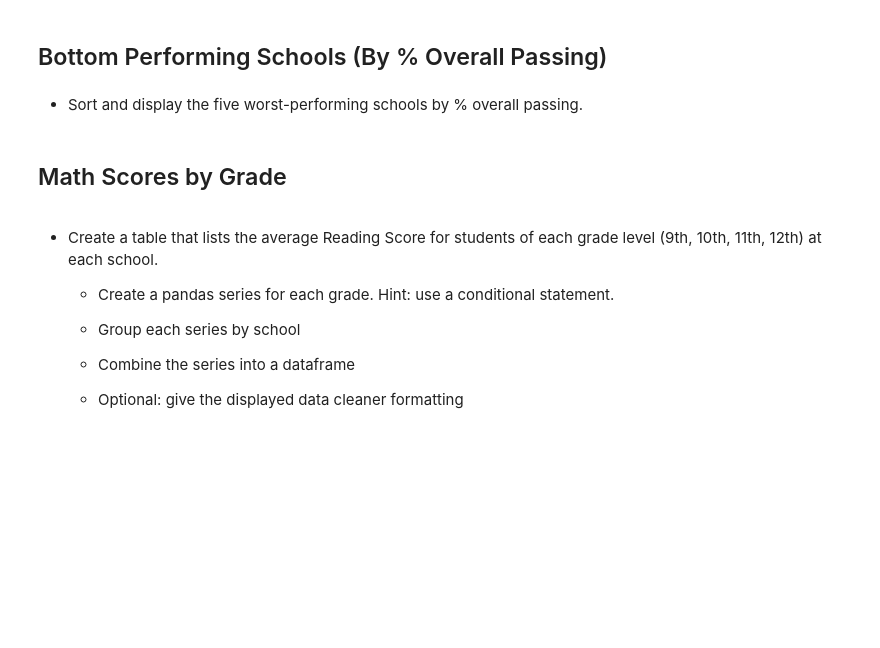
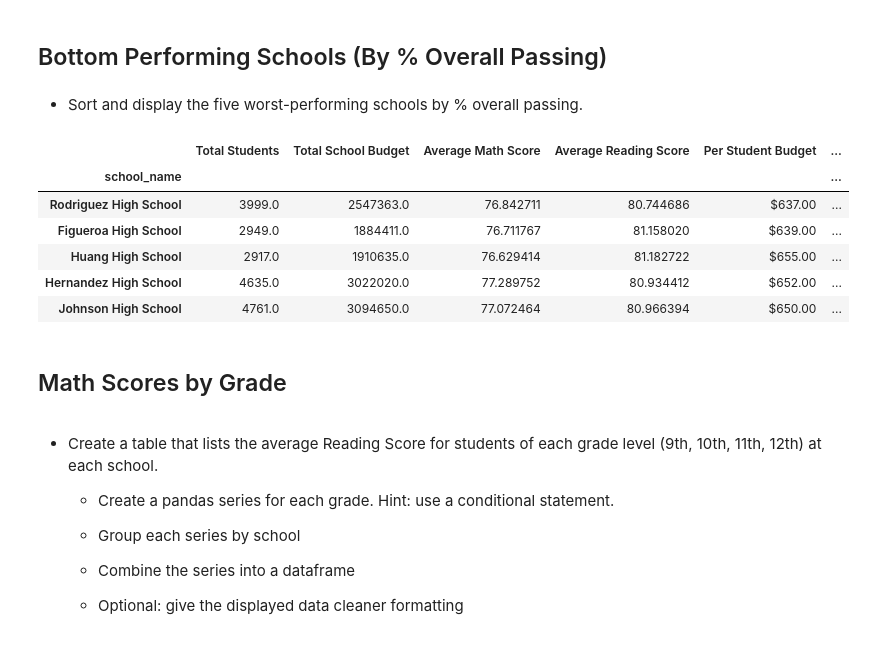
Before and after one commit to kehull/pandas-challenge, a Jupyter notebook: PyCitySchools/PyCitySchools.ipynb, the cells around one changed output. Cells and saved outputs as stored; diff of their text form; code cells hidden in the pictures; blank space fills up the shorter version.

```diff
--- a/PyCitySchools/PyCitySchools.ipynb
+++ b/PyCitySchools/PyCitySchools.ipynb
@@ -145,6 +154,16 @@ School_Comparison
 ## Bottom Performing Schools (By % Overall Passing)
 # %% [markdown]
 * Sort and display the five worst-performing schools by % overall passing.
+# %%
+School_Comparison.sort_values(by=['% Overall Passing'], ascending=True,).head()
+# %% [output]
+|  | Total Students | Total School Budget | Average Math Score | Average Reading Score | Per Student Budget | ... |
+| school_name |  |  |  |  |  | ... |
+| Rodriguez High School | 3999.0 | 2547363.0 | 76.842711 | 80.744686 | $637.00 | ... |
+| Figueroa High School | 2949.0 | 1884411.0 | 76.711767 | 81.158020 | $639.00 | ... |
+| Huang High School | 2917.0 | 1910635.0 | 76.629414 | 81.182722 | $655.00 | ... |
+| Hernandez High School | 4635.0 | 3022020.0 | 77.289752 | 80.934412 | $652.00 | ... |
+| Johnson High School | 4761.0 | 3094650.0 | 77.072464 | 80.966394 | $650.00 | ... |
 # %% [markdown]
 ## Math Scores by Grade
 # %% [markdown]
```
Also changed, not shown: parts of 5 cells of this notebook.
